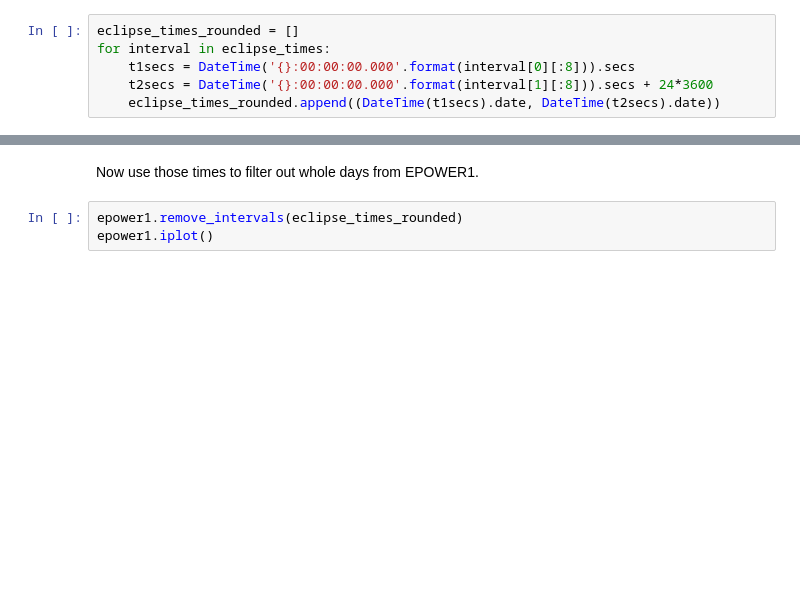
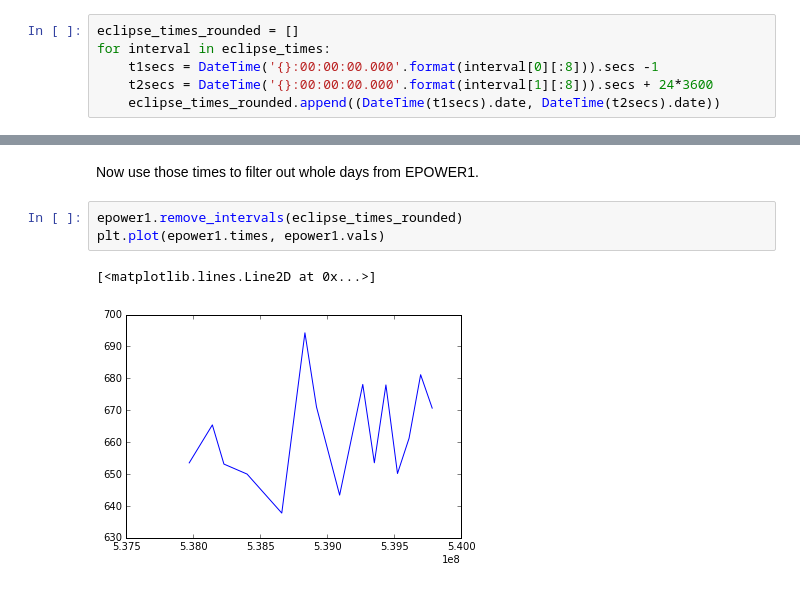
Before and after one commit to fot/demos, a Jupyter notebook: time_filtering/Time_Filtering.ipynb, the cells around one changed output, grey strips where cells are left out. Saved outputs shown, nothing was run; the diff lists cells and outputs as text; blank space fills up the shorter version.

```diff
--- a/time_filtering/Time_Filtering.ipynb
+++ b/time_filtering/Time_Filtering.ipynb
@@ -26,7 +37,7 @@ Next round each starting time to the start of the day, and the ending time to th
 # %%
 eclipse_times_rounded = []
 for interval in eclipse_times:
-    t1secs = DateTime('{}:00:00:00.000'.format(interval[0][:8])).secs
+    t1secs = DateTime('{}:00:00:00.000'.format(interval[0][:8])).secs -1
     t2secs = DateTime('{}:00:00:00.000'.format(interval[1][:8])).secs + 24*3600
     eclipse_times_rounded.append((DateTime(t1secs).date, DateTime(t2secs).date))
 # %%
@@ -40,4 +61,7 @@ epower1.iplot()
 Now use those times to filter out whole days from EPOWER1.
 # %%
 epower1.remove_intervals(eclipse_times_rounded)
-epower1.iplot()
+plt.plot(epower1.times, epower1.vals)
+# %% [output]
+[<matplotlib.lines.Line2D at 0x...>]
+[figure, added]
```
Also changed, not shown: parts of 5 cells of this notebook.
